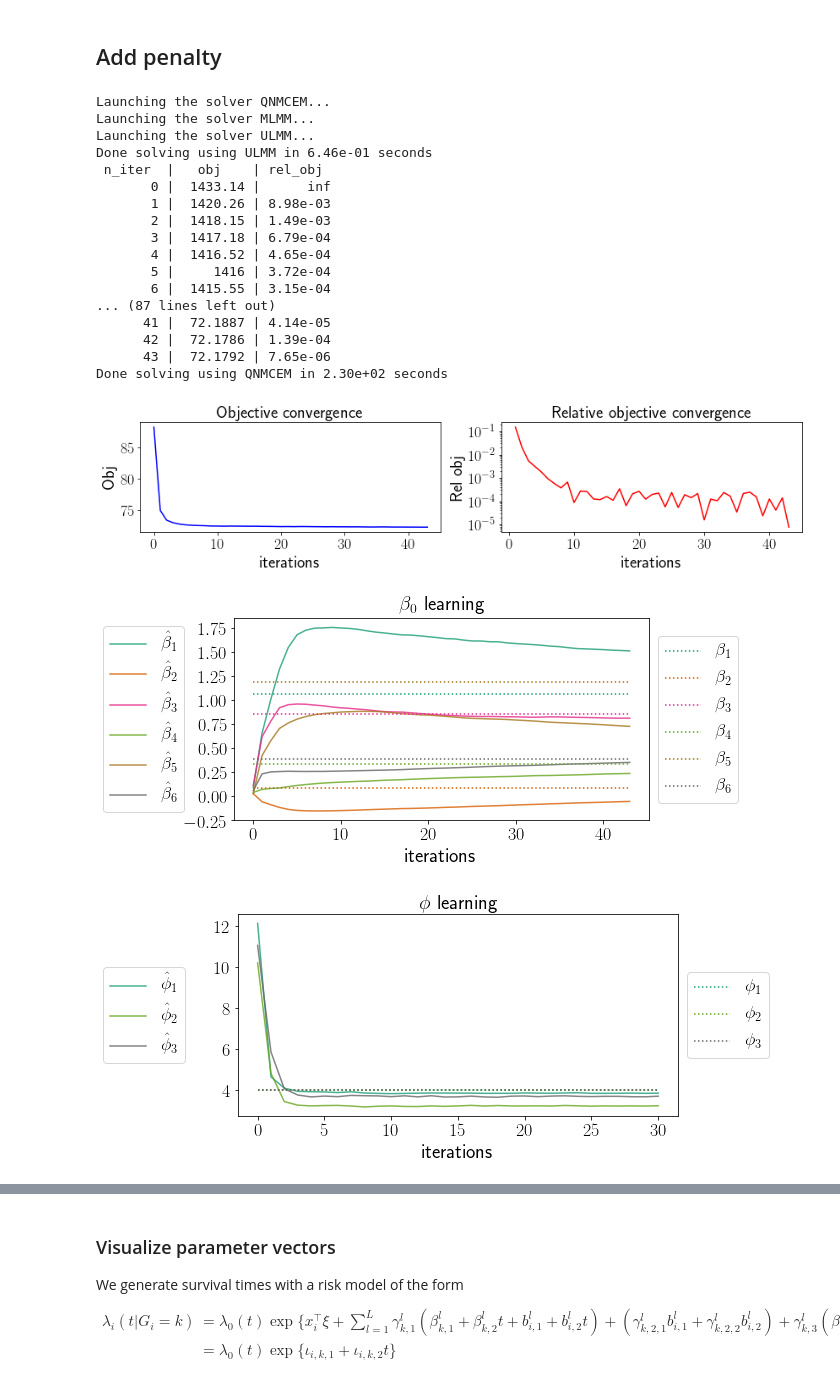
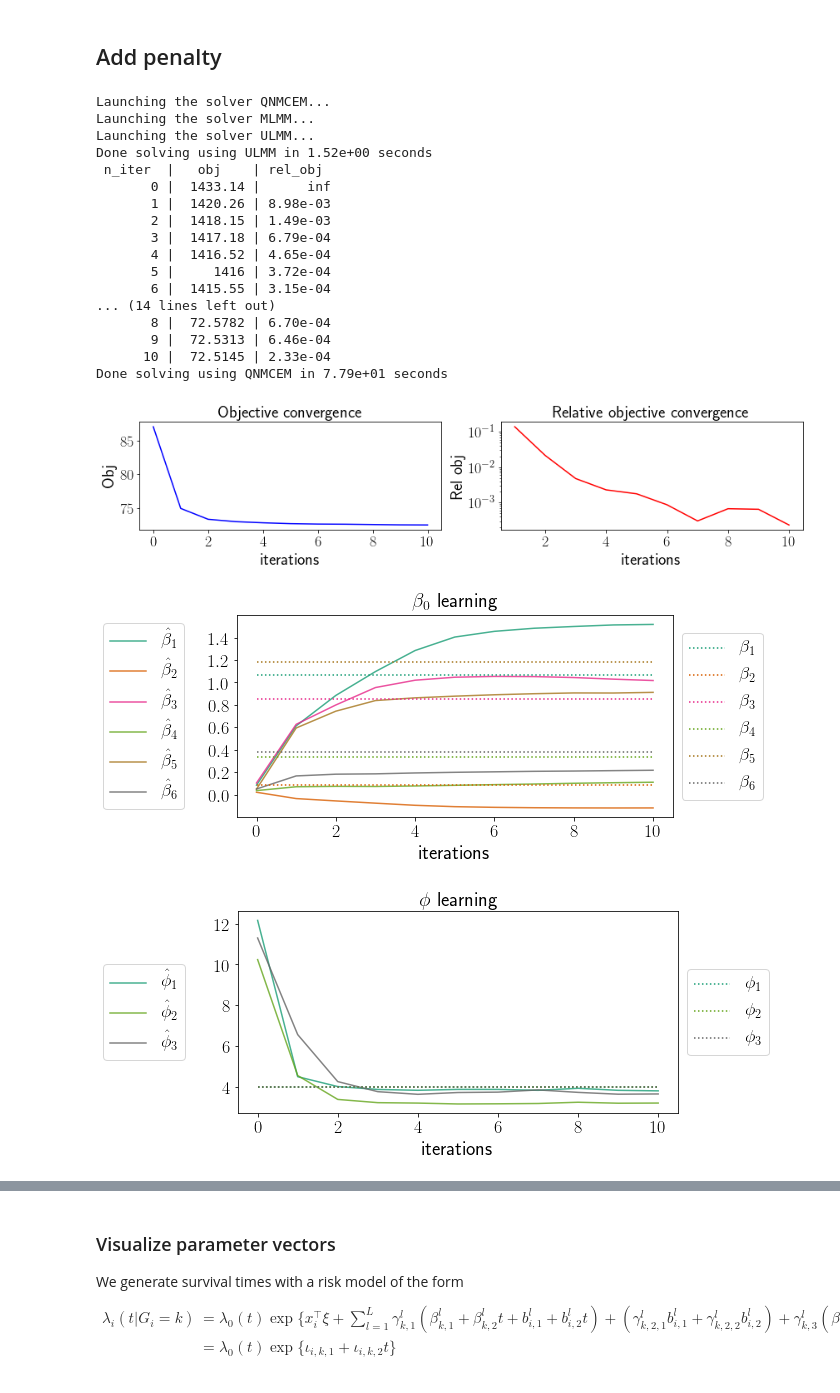
Before and after one commit to Califrais/flash, a Jupyter notebook: Lights tutorial.ipynb, the cells around one changed output, grey strips where cells are left out. Cells and saved outputs as stored; diff of their text form; code cells hidden in the pictures.

```diff
--- a/Lights tutorial.ipynb
+++ b/Lights tutorial.ipynb
@@ -50,41 +50,41 @@ warm_start = True     # at each L-BGFS-B iteration, reset beta to 0 or take
                       # the previous value
 grid_size = 30        # grid size for the cross validation procedure
 metric = 'C-index'    # cross-validation metric: 'log_lik' or 'C-index'
 
 # declare learner here
 fixed_effect_time_order = 1
-qnmcem = QNMCEM(fixed_effect_time_order=fixed_effect_time_order, max_iter=50, initialize=True, print_every=1,
+qnmcem = QNMCEM(fixed_effect_time_order=fixed_effect_time_order, max_iter=10, initialize=True, print_every=1,
                 asso_functions=["lp", "re", "tps"], l_pen=0)
 # qnmcem.fit(X_train, Y_train, T_train, delta_train)
 qnmcem.fit(X, Y, T, delta)
 
 # Visualize learning
 visualize_vect_learning(qnmcem, "obj")
 
 ## Cross-validation ##
 
 ## Run selected model with l_elasticNet_chosen ##
 
 # run final fit here
 # %% [output]
 Launching the solver QNMCEM...
 Launching the solver MLMM...
 Launching the solver ULMM...
-Done solving using ULMM in 6.46e-01 seconds
+Done solving using ULMM in 1.52e+00 seconds
  n_iter  |   obj    | rel_obj
        0 |  1433.14 |      inf
        1 |  1420.26 | 8.98e-03
        2 |  1418.15 | 1.49e-03
        3 |  1417.18 | 6.79e-04
        4 |  1416.52 | 4.65e-04
        5 |     1416 | 3.72e-04
        6 |  1415.55 | 3.15e-04
-... (87 lines left out)
-      41 |  72.1887 | 4.14e-05
-      42 |  72.1786 | 1.39e-04
-      43 |  72.1792 | 7.65e-06
-Done solving using QNMCEM in 2.30e+02 seconds
+... (14 lines left out)
+       8 |  72.5782 | 6.70e-04
+       9 |  72.5313 | 6.46e-04
+      10 |  72.5145 | 2.33e-04
+Done solving using QNMCEM in 7.79e+01 seconds
-[figure, old version]
+[figure, new version]
 # %%
 # Visualize beta_0
 true_beta = simu.fixed_effect_coeffs[0].reshape(-1, 1)
@@ -93,7 +93,7 @@ leg1 = [r"$\hat \beta_%s$" % j for j in range(1, to)]
 leg2 = [r"$\beta_%s$" % j for j in range(1, to)]
 visualize_vect_learning(qnmcem, "beta_0", r"$\beta_0$", true_beta, leg1, leg2)
 # %% [output]
-[figure, old version]
+[figure, new version]
 # %%
 # Visualize phi
 true_phi = np.array([simu.std_error ** 2] * simu.n_long_features).reshape(-1, 1)
@@ -102,7 +102,7 @@ leg1 = [r"$\hat \phi_%s$" % j for j in range(1, to)]
 leg2 = [r"$\phi_%s$" % j for j in range(1, to)]
 visualize_vect_learning(qnmcem, "phi", symbol = r"$\phi$", true_coeffs = true_phi, legend_est = leg1, legend_true = leg2)
 # %% [output]
-[figure, old version]
+[figure, new version]
 # %%
 # Visualize xi
 true_xi = simu.time_indep_coeffs.reshape(-1, 1)
```
Also changed, not shown: parts of 10 cells of this notebook, 1 other file.
